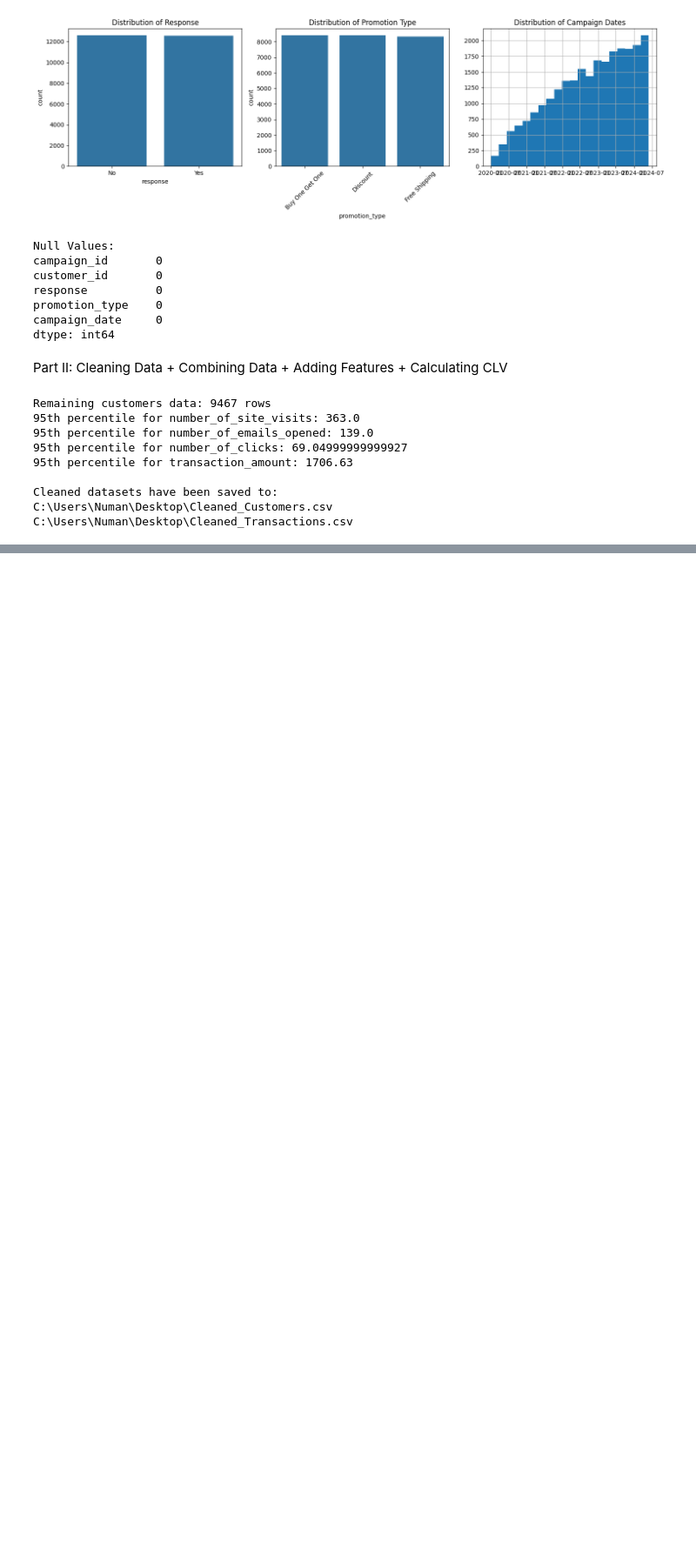
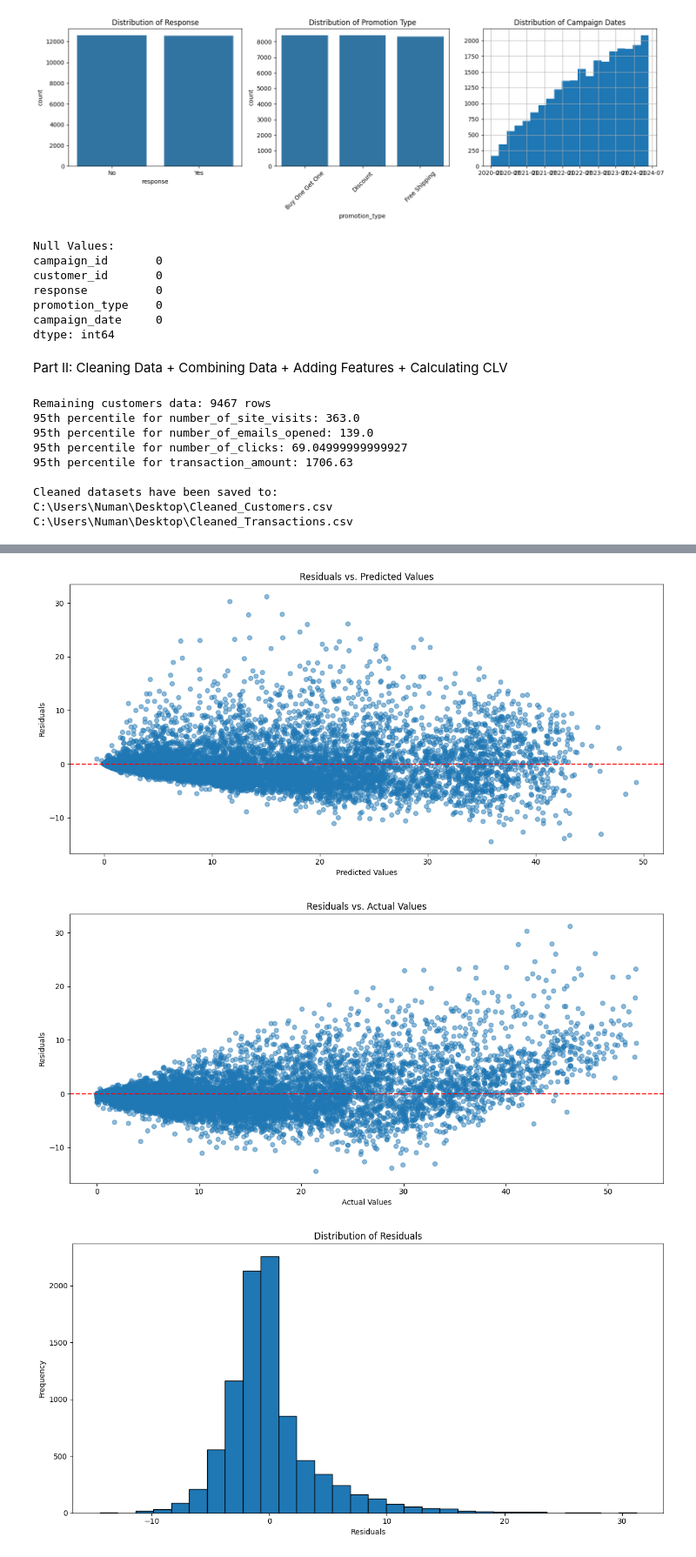
Before and after one commit to NumanESchulich/SchulichDataScience, a Jupyter notebook: Data Science I (MBAN 6110T)/Assignments/Assignment II/Assignment II.ipynb, the cells around one changed output, grey strips where cells are left out. Shown at 87% size. Cells and saved outputs as stored; diff of their text form; code cells hidden in the pictures; blank space fills up the shorter version.

```diff
--- a/Data Science I (MBAN 6110T)/Assignments/Assignment II/Assignment II.ipynb
+++ b/Data Science I (MBAN 6110T)/Assignments/Assignment II/Assignment II.ipynb
@@ -1181,0 +784,61 @@ KeyboardInterrupt:
+# %%
+# Calculate residuals
+df['residuals'] = df['customer_life_months'] - df['prediction']
+
+# Plot the residuals vs. predicted values
+plt.figure(figsize=(12, 6))
+plt.scatter(df['prediction'], df['residuals'], alpha=0.5)
+plt.axhline(y=0, color='r', linestyle='--')
+plt.title('Residuals vs. Predicted Values')
+plt.xlabel('Predicted Values')
+plt.ylabel('Residuals')
+plt.tight_layout()
+plt.show()
+
+# Plot the residuals vs. actual values
+plt.figure(figsize=(12, 6))
+plt.scatter(df['customer_life_months'], df['residuals'], alpha=0.5)
+plt.axhline(y=0, color='r', linestyle='--')
+plt.title('Residuals vs. Actual Values')
+plt.xlabel('Actual Values')
+plt.ylabel('Residuals')
+plt.tight_layout()
+plt.show()
+
+# Plot the residuals distribution
+plt.figure(figsize=(12, 6))
+plt.hist(df['residuals'], bins=30, edgecolor='k')
+plt.title('Distribution of Residuals')
+plt.xlabel('Residuals')
+plt.ylabel('Frequency')
+plt.tight_layout()
+plt.show()
+
+# Q-Q plot of residuals
+import scipy.stats as stats
+plt.figure(figsize=(12, 6))
+stats.probplot(df['residuals'], dist="norm", plot=plt)
+plt.title('Q-Q Plot of Residuals')
+plt.tight_layout()
+plt.show()
+
+# Plot predicted vs. actual values
+plt.figure(figsize=(12, 6))
+plt.scatter(df['customer_life_months'], df['prediction'], alpha=0.5)
+plt.plot([df['customer_life_months'].min(), df['customer_life_months'].max()],
+         [df['customer_life_months'].min(), df['customer_life_months'].max()],
+         color='red', linestyle='--')
+plt.title('Predicted vs. Actual Values')
+plt.xlabel('Actual Values')
+plt.ylabel('Predicted Values')
+plt.tight_layout()
+plt.show()
+
+# Residuals summary statistics
+residuals_summary = df['residuals'].describe()
+print("Residuals Summary Statistics:")
+print(residuals_summary)
+# %% [output]
+[figure, added]
+[figure, added]
+[figure, added]
```
Also changed, not shown: parts of 18 cells of this notebook.
